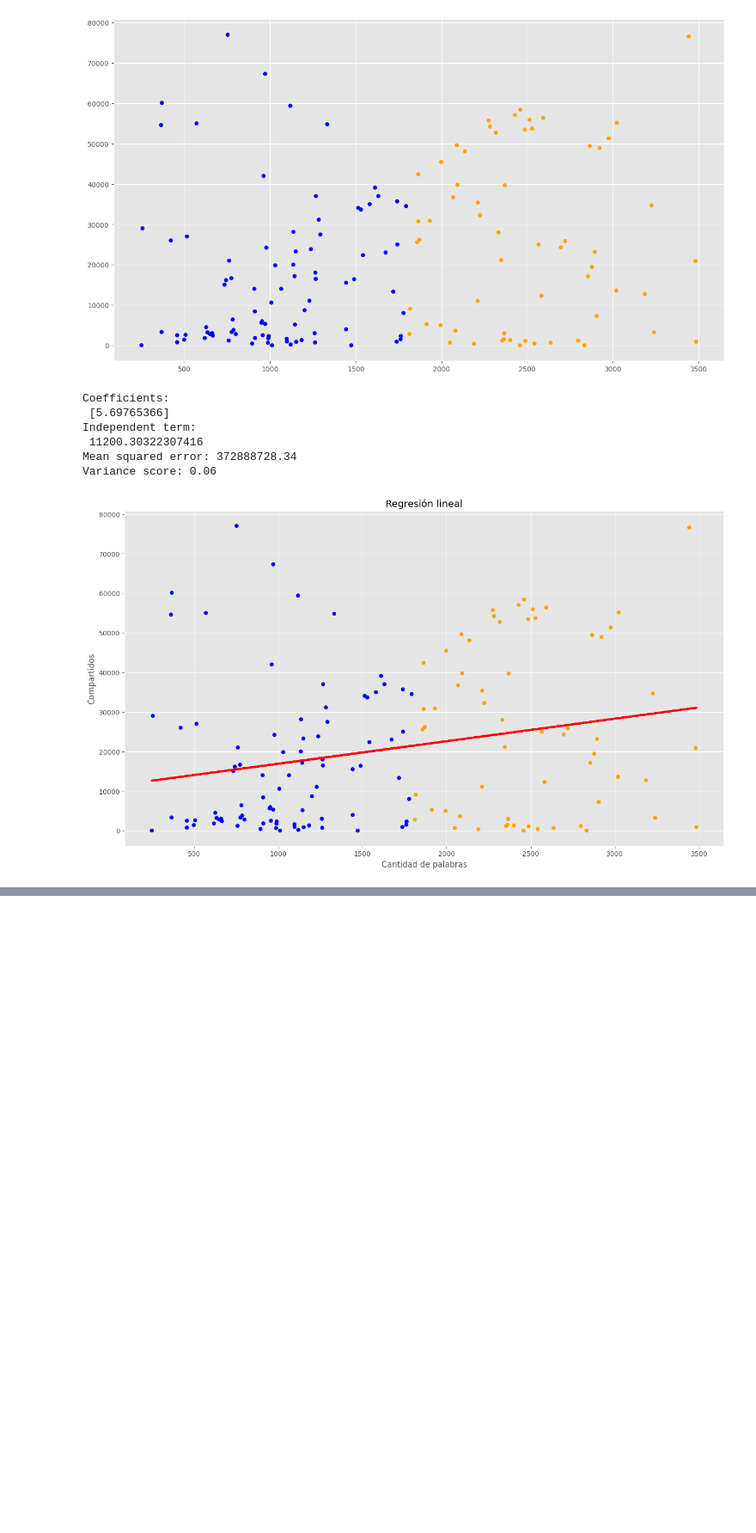
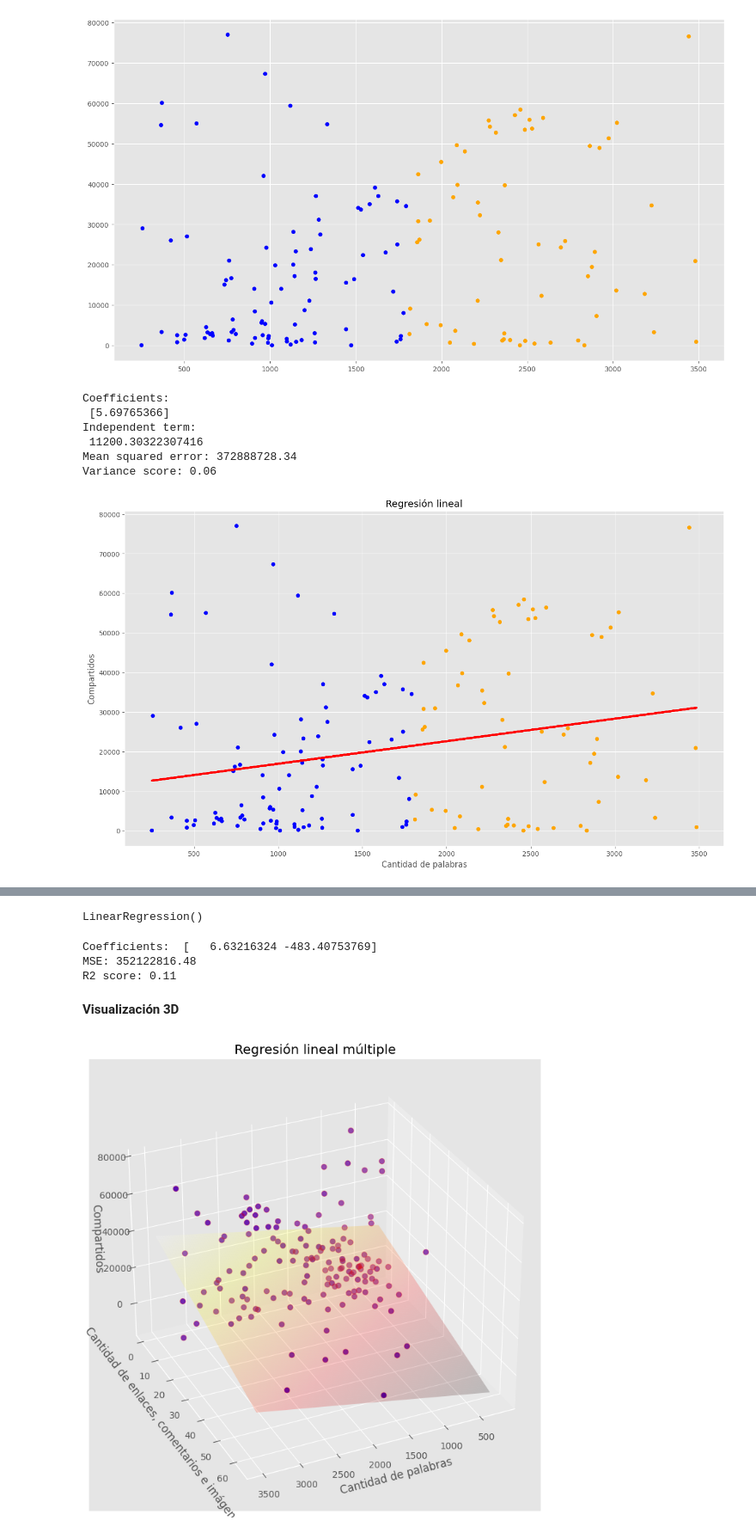
Before and after one commit to ingermanr/esp_ml_ean, a Jupyter notebook: ml/practica_lr_apml.ipynb, the cells around one changed output, grey strips where cells are left out. Shown at 86% size. Saved outputs shown, nothing was run; the diff lists cells and outputs as text; code cells hidden in the pictures; blank space fills up the shorter version.

```diff
--- a/ml/practica_lr_apml.ipynb
+++ b/ml/practica_lr_apml.ipynb
@@ -116,0 +119,22 @@ print(int(y_dosmil))
+# %%
+# sumar links, comentarios e imágenes
+
+suma = (df_filtered['# of Links'] +
+        df_filtered['# of comments'].fillna(0) +
+        df_filtered['# Images video'])
+# %%
+# crear df 2d y variable z
+
+data2D = pd.DataFrame()
+data2D['Word count'] = df_filtered['Word count']
+data2D['suma'] = suma
+
+XY_train = np.array(data2D)
+z_train = df_filtered['# Shares'].values
+# %%
+# regresión lineal múltiple
+
+regr2 = linear_model.LinearRegression()
+regr2.fit(XY_train, z_train)
+# %% [output]
+LinearRegression()
@@ -116,0 +145,46 @@ print(int(y_dosmil))
+# %%
+# coeficientes, MSE, R2
+
+print("Coefficients: ", regr2.coef_)
+print("MSE: %.2f" % mean_squared_error(z_train, z_pred))
+print("R2 score: %.2f" % r2_score(z_train, z_pred))
+# %% [output]
+Coefficients:  [   6.63216324 -483.40753769]
+MSE: 352122816.48
+R2 score: 0.11
+# %% [markdown]
+**Visualización 3D**
+# %%
+# gráfico en 3D
+
+fig = plt.figure()
+ax = fig.add_subplot(111, projection='3d')
+
+# crear malla de puntos
+
+x_surf = np.linspace(data2D['Word count'].min(), data2D['Word count'].max(), 100)
+y_surf = np.linspace(data2D['suma'].min(), data2D['suma'].max(), 100)
+x_surf, y_surf = np.meshgrid(x_surf, y_surf)
+
+# calcular valores del plano
+
+onlyX = pd.DataFrame({'Word count': x_surf.ravel(), 'suma': y_surf.ravel()})
+z = regr2.predict(onlyX)
+z = z.reshape(x_surf.shape)
+
+# graficar plano
+
+ax.plot_surface(x_surf, y_surf, z, rstride=1, cstride=1, cmap='hot', alpha=0.2)
+
+# graficar puntos
+
+ax.scatter(data2D['Word count'], data2D['suma'], z_train, c='blue', s=30)
+ax.scatter(data2D['Word count'], data2D['suma'], z_train, c='red', s=40, alpha=0.3)
+ax.view_init(elev=30., azim=65)
+ax.set_xlabel('Cantidad de palabras')
+ax.set_ylabel('Cantidad de enlaces, comentarios e imágenes')
+ax.set_zlabel('Compartidos')
+ax.set_title('Regresión lineal múltiple')
+plt.show()
+# %% [output]
+[figure, added]
```
Also changed, not shown: parts of 4 cells of this notebook, 2 other files.
